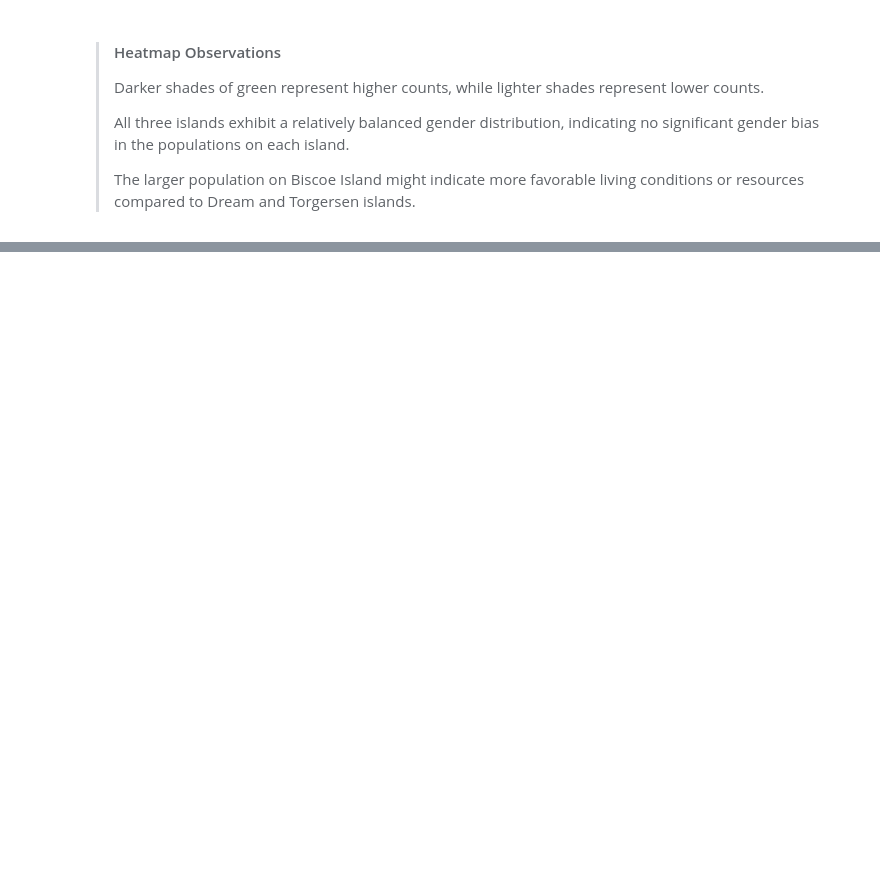
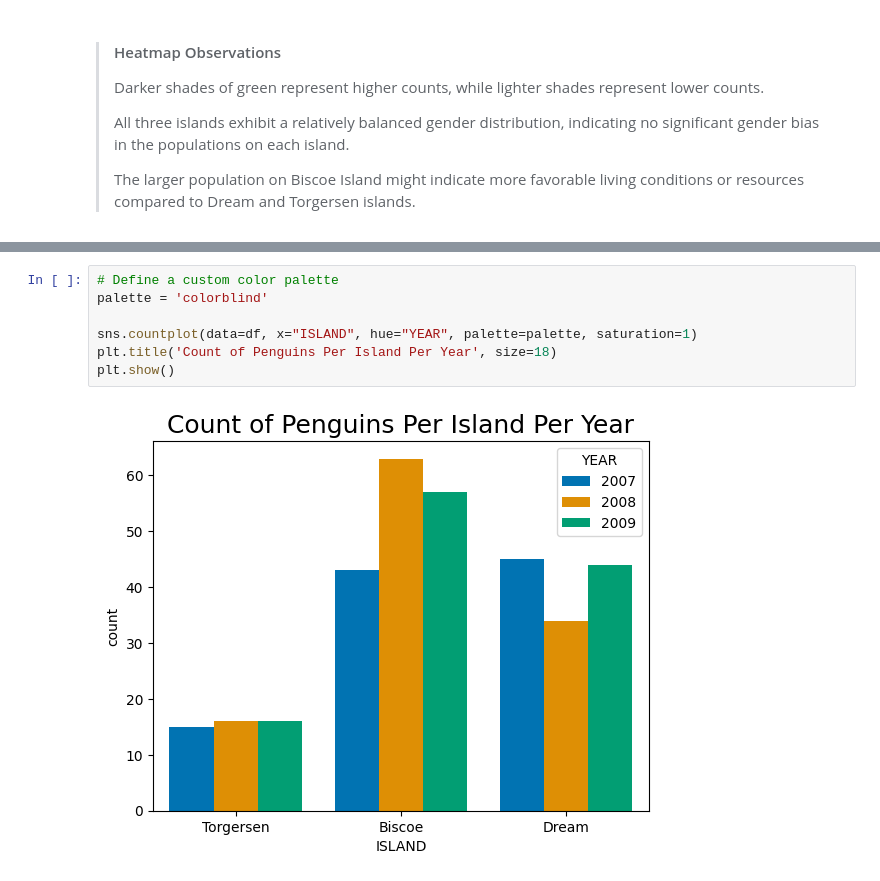
Before and after one commit to Bdowdle4/datafun-06-eda, a Jupyter notebook: dowdle_eda.ipynb, the cells around one changed output, grey strips where cells are left out. Drawn from its saved outputs; the diff is of its cells as text; blank space fills up the shorter version.

```diff
--- a/dowdle_eda.ipynb
+++ b/dowdle_eda.ipynb
@@ -291,0 +308,9 @@ plt.show()
+# %%
+# Define a custom color palette
+palette = 'colorblind'
+
+sns.countplot(data=df, x="ISLAND", hue="YEAR", palette=palette, saturation=1)
+plt.title('Count of Penguins Per Island Per Year', size=18)
+plt.show()
+# %% [output]
+[figure, added]
```
Also changed, not shown: parts of 15 cells of this notebook, 1 other file.
